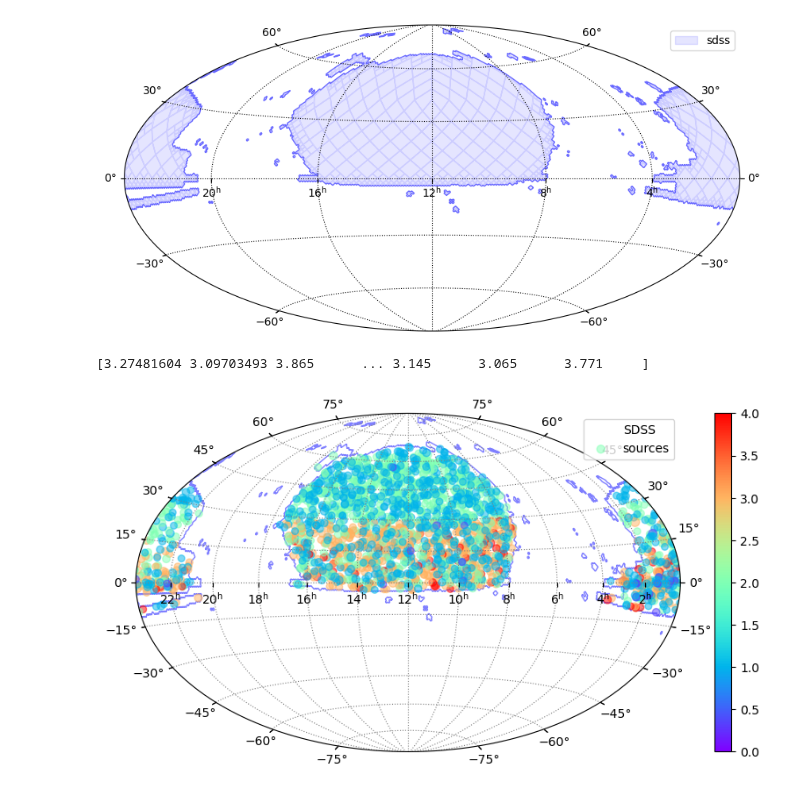
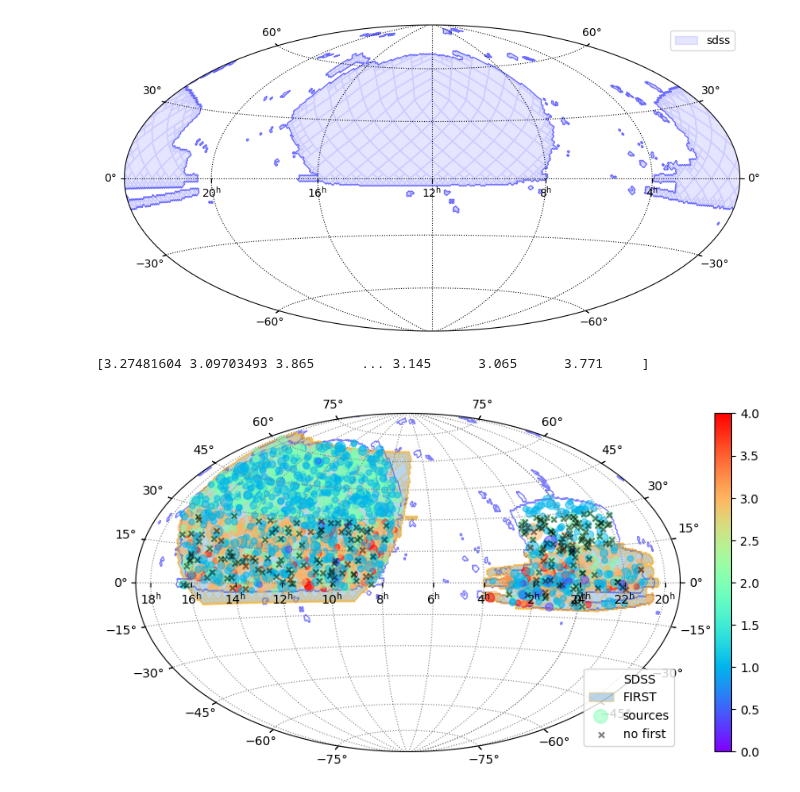
Before and after one commit to ykzhang112233/highz-catalogue, a Jupyter notebook: scripts/1-survey_coverage.ipynb, the cells around one changed output. Cells and saved outputs as stored; diff of their text form; code cells hidden in the pictures.

```diff
--- a/scripts/1-survey_coverage.ipynb
+++ b/scripts/1-survey_coverage.ipynb
@@ -123,17 +123,17 @@ def gen_moc_from_table(fits_table,ra_col,dec_col, max_norder=6):
 
 ##### overall settings for the plot
 #####can change the center and the scale of the celestial coordinate system
-set_scale = 0 #set 1 to turn on
-center_ra = 12 # in hours, from 0 to 24 h
-center_dec = 30 # in degrees, from -90 to 90 deg
-scale = 90 # field of view in degrees, usually 160 is for the whole sphere
+set_scale = 1 #set 1 to turn on
+center_ra = 7 # in hours, from 0 to 24 h
+center_dec = 0 # in degrees, from -90 to 90 deg
+scale = 160 # field of view in degrees, usually 160 is for the whole sphere
 ##################################################
 ##survey moc setting for single surveys##
 moc_sdss = gen_moc_from_table("tmp_sdss.fits", "RA", "DEC", max_norder=6)
 label_sdss = "SDSS"; ecolor_sdss = "blue"; fcolor_sdss = "white"
 
 moc_first = gen_moc_from_table("tmp_first.fits", "RA_deg", "DEC_deg", max_norder=6)
-label_first = "FIRST"; ecolor_first = "blue"; fcolor_first = None
+label_first = "FIRST"; ecolor_first = "orange"; fcolor_first = None
 
 moc_nvss = gen_moc_from_table("tmp_nvss.fits", "RA_deg", "DEC_deg", max_norder=6)
 label_nvss = "NVSS"; ecolor_nvss = "green"; fcolor_nvss = None
@@ -153,9 +153,9 @@ else:
     wcs1,ax1=set_up(fig1)
 
 plot_coverage(moc_sdss,wcs1,ax1,label_sdss,1,ecolor_sdss,fcolor_sdss,fill=False)
-# plot_coverage(moc_first,wcs1,ax1,label_first,0.3,ecolor_first,fcolor_first)
+plot_coverage(moc_first,wcs1,ax1,label_first,0.3,ecolor_first,fcolor_first)
 # plot_coverage(moc_nvss,wcs1,ax1,label_nvss,0.3,ecolor_nvss,fcolor_nvss)
-# plot_coverage(moc_gleam,wcs1,ax1,label_gleam,ecolor_gleam,fcolor_gleam)
+# plot_coverage(moc_gleam,wcs1,ax1,label_gleam,0.3,ecolor_gleam,fcolor_gleam)
 # plot_coverage(moc_racs,wcs1,ax1,label_racs,0.3,ecolor_racs,fcolor_racs)
 
 
@@ -187,35 +187,38 @@ import numpy as np
 from matplotlib import cm
 from matplotlib.colors import Normalize
 norm = Normalize(vmin=0, vmax=4)
 cmap = cm.get_cmap('rainbow')  # You can choose any colormap
 # Normalize the tier scores to the range of the colormap
 colors = cmap(norm(tier_scores))
 cbar = plt.colorbar(cm.ScalarMappable(norm=norm, cmap=cmap), ax=ax1, orientation='vertical')
-sizes = 10 * source_redshift  # Adjust size based on redshift
+sizes = sizes = 20 * np.exp(source_redshift - 3)
 # scatter plot
 ax1.scatter(df_hzgz["sdss_ra"], df_hzgz["sdss_dec"],transform=ax1.get_transform('icrs'),
             color=colors, s=sizes, label="sources", alpha=0.5,marker='o')
 
+df_chk = pd.read_csv("/Users/yingkangzhang/wps_workspace/wps_cloud/hi_z/chk_nofirst.csv")
+ax1.scatter(df_chk["sdss_ra"], df_chk["sdss_dec"],transform=ax1.get_transform('icrs'),
+            color='black', s=20, label="no first", alpha=0.5,marker='x')
 # colors = cmap(tier_scores)
 # sizes = 10 * source_redshift  # Adjust size based on redshift
 # # scatter plot
 # ax1.scatter(df_hzgz["sdss_ra"], df_hzgz["sdss_dec"],transform=ax1.get_transform('icrs'),
 #             color=colors, s=sizes, label="sources", alpha=0.5,marker='o')
 
 
 
 plt.legend()
 ax1.coords.grid(True, color='gray', linestyle='dotted')
 
 # 设置经线和纬线的数量
 ax1.coords[0].set_ticks(number=12)  # 经线
 ax1.coords[1].set_ticks(number=12)   # 纬线
 # plt.grid(color="black", linestyle="dotted")
 #plt.savefig('tst.png',format='png',dpi=300)
 plt.show()
 # %% [output]
 [3.27481604 3.09703493 3.865      ... 3.145      3.065      3.771     ]
-[figure, old version]
+[figure, new version]
 # %%
 import pandas as pd
 df_hz=pd.read_csv("../final_matched_highz_catalogue.csv")
```
